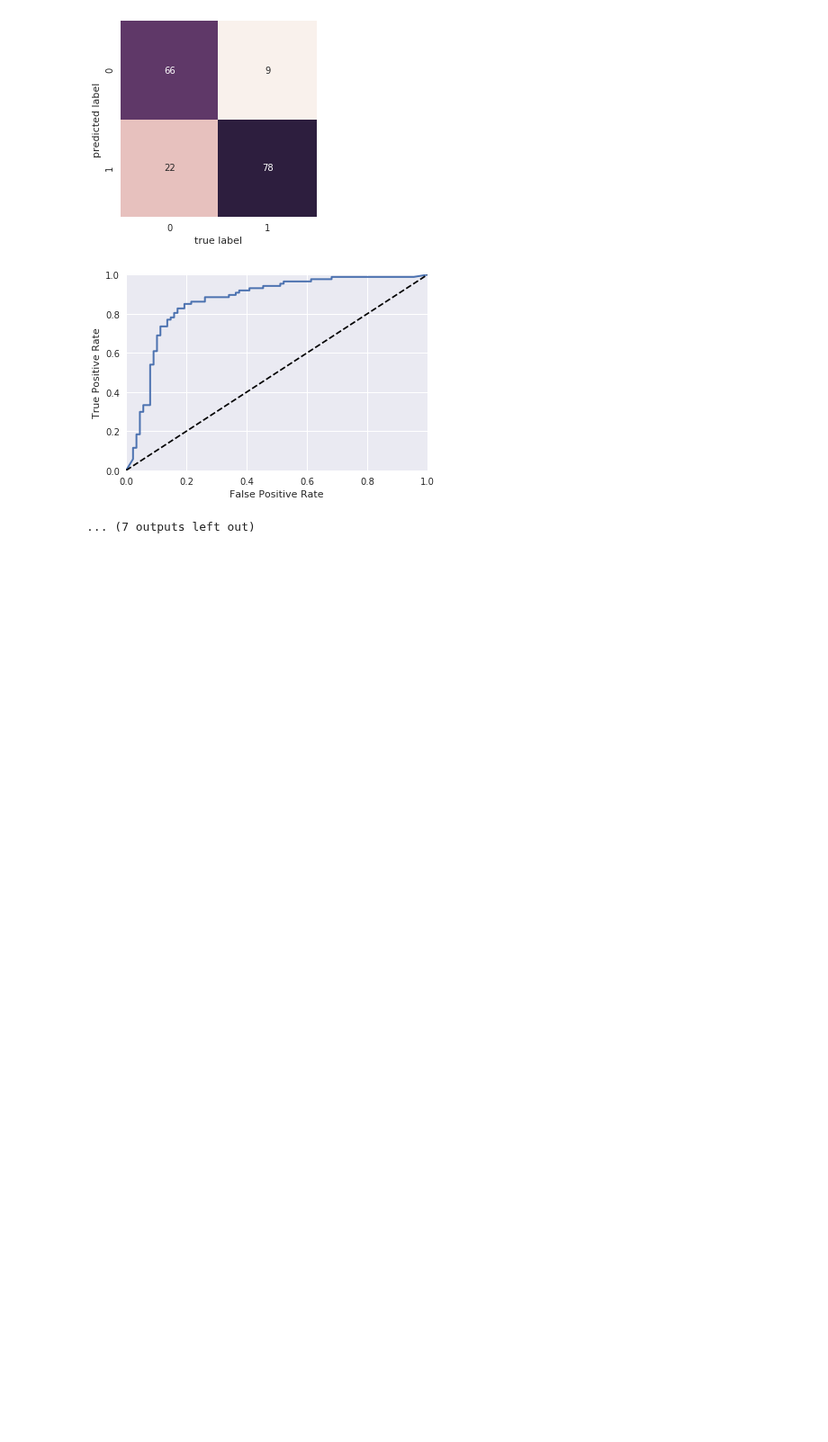
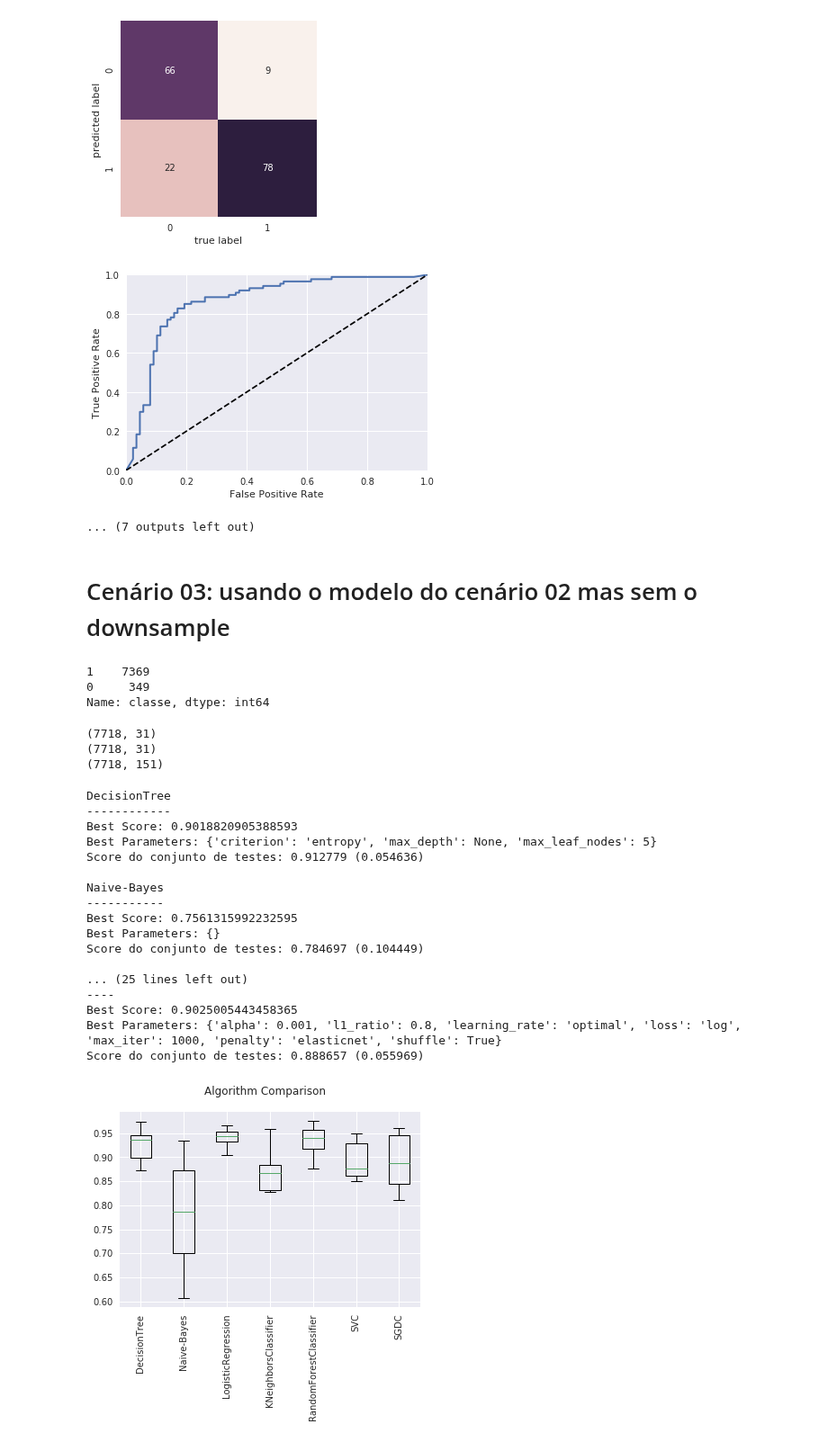
Before and after one commit to tmedeirosb/modelo_ifrn_integrado, a Jupyter notebook: versao_2/workflow_tecnica_tradicional.ipynb, the cells around one changed output. Shown at 90% size. Saved outputs shown, nothing was run; the diff lists cells and outputs as text; code cells hidden in the pictures; blank space fills up the shorter version.

Commit message:
atualizacao do aprendizado supervisionado com dados desbalanceados

```diff
--- a/versao_2/workflow_tecnica_tradicional.ipynb
+++ b/versao_2/workflow_tecnica_tradicional.ipynb
@@ -845,3 +845,73 @@ avg / total       0.83      0.82      0.82       175
 [figure]
 [figure]
 ... (7 outputs left out)
+# %% [markdown]
+# Cenário 03: usando o modelo do cenário 02 mas sem o downsample
+# %%
+dados = dados_tunning.copy()
+
+atributos = [
+       'LnguaPortuguesaeLiteraturaI90H',
+       'LnguaPortuguesaeLiteraturaI90H_dependencia',
+       'LnguaPortuguesaeLiteraturaI90H_freq', 'MatemticaI120H',
+       'MatemticaI120H_dependencia', 'MatemticaI120H_freq', 'acompanhamento',
+       'aluno_exclusivo_rede_publica', 'artificial', 'classe', 'conceito',
+       'conceito_freq', 'descricao_area_residencial',
+       'descricao_companhia_domiciliar', 'descricao_estado_civil',
+       'descricao_historico', 'descricao_imovel', 'descricao_mae_escolaridade',
+       'descricao_pai_escolaridade', 'descricao_raca',
+       'descricao_responsavel_escolaridade',
+       'descricao_responsavel_financeiro', 'descricao_trabalho', 'idade',
+       'pessoa_fisica__sexo', 'possui_necessidade_especial', 'qnt_pc',
+       'qnt_salarios', 'qtd_pessoas_domicilio', 'sigla',
+       'tempo_entre_conclusao_ingresso'
+]
+
+dados = dados[atributos]
+
+dados['LnguaPortuguesaeLiteraturaI90H'].fillna(-1, inplace=True)
+dados['LnguaPortuguesaeLiteraturaI90H_dependencia'].fillna(-1, inplace=True)
+dados['LnguaPortuguesaeLiteraturaI90H_freq'].fillna(-1, inplace=True)
+
+dados['MatemticaI120H'].fillna(-1, inplace=True)
+dados['MatemticaI120H_dependencia'].fillna(-1, inplace=True)
+dados['MatemticaI120H_freq'].fillna(-1, inplace=True)
+
+#recupera apenas os dados que nao foram criados de forma artificial
+dados = dados[dados.artificial == 0]
+
+print(dados.classe.value_counts())
+# %% [output]
+1    7369
+0     349
+Name: classe, dtype: int64
+# %%
+X, y = preparing_data(dados)
+print(X.shape)
+
+Xtrain, Xtest, ytrain, ytest = train_test_split(X, y, random_state=0, stratify = y)
+# %% [output]
+(7718, 31)
+(7718, 31)
+(7718, 151)
+# %%
+res_models = select_model(Xtrain, Xtest, ytrain, ytest)
+# %% [output]
+DecisionTree
+------------
+Best Score: 0.9018820905388593
+Best Parameters: {'criterion': 'entropy', 'max_depth': None, 'max_leaf_nodes': 5}
+Score do conjunto de testes: 0.912779 (0.054636)
+
+Naive-Bayes
+-----------
+Best Score: 0.7561315992232595
+Best Parameters: {}
+Score do conjunto de testes: 0.784697 (0.104449)
+
+... (25 lines left out)
+----
+Best Score: 0.9025005443458365
+Best Parameters: {'alpha': 0.001, 'l1_ratio': 0.8, 'learning_rate': 'optimal', 'loss': 'log', 'max_iter': 1000, 'penalty': 'elasticnet', 'shuffle': True}
+Score do conjunto de testes: 0.888657 (0.055969)
+[figure, added]
```
Also changed, not shown: parts of 4 cells of this notebook.
